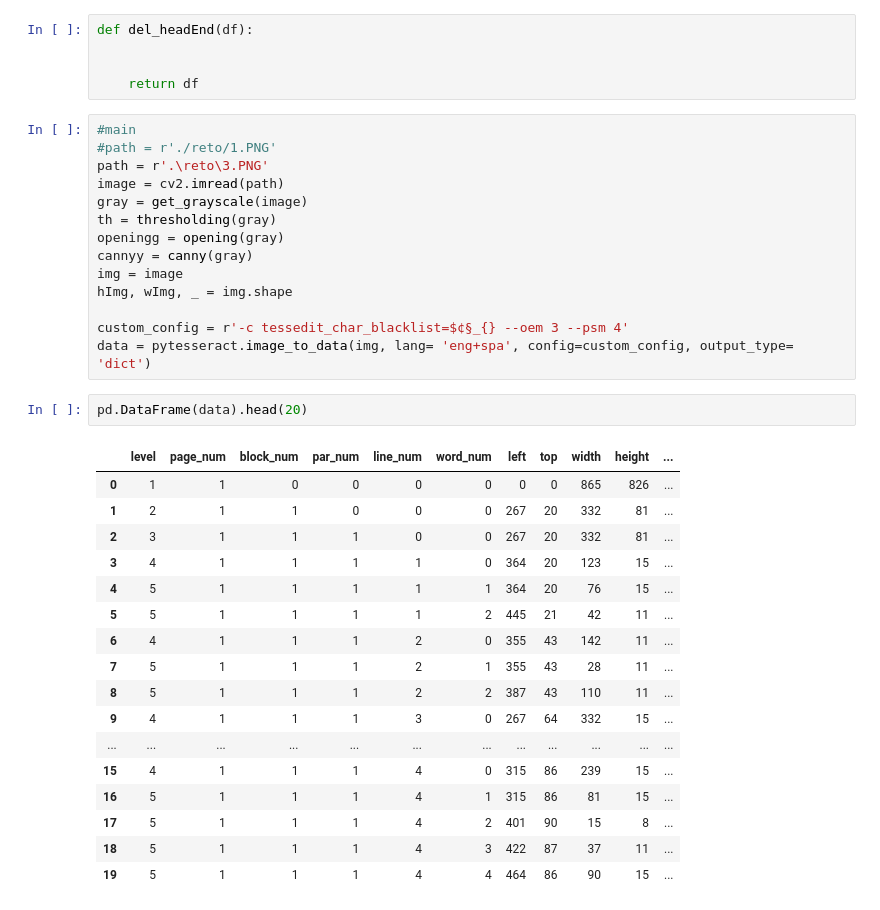
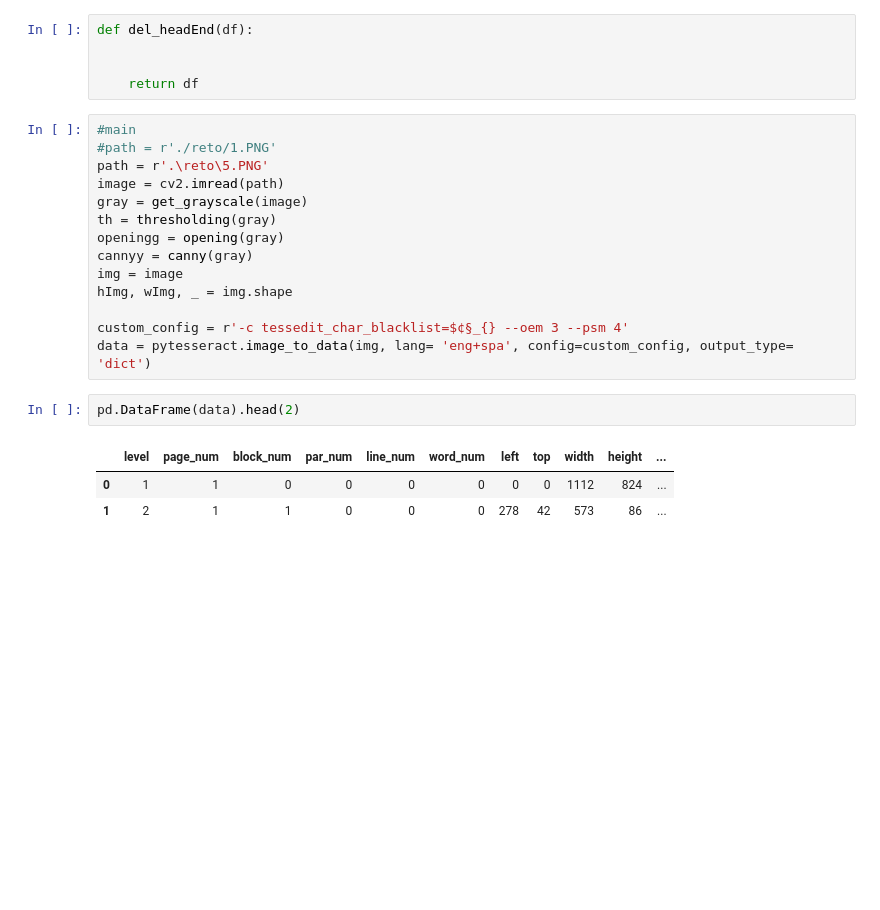
Before and after one commit to EdissonPO/desarrollo_reto, a Jupyter notebook: dataFrame.ipynb, the cells around one changed output. Drawn from its saved outputs; the diff is of its cells as text; blank space fills up the shorter version.

```diff
--- a/dataFrame.ipynb
+++ b/dataFrame.ipynb
@@ -440,7 +440,7 @@ def del_headEnd(df):
 # %%
 #main
 #path = r'./reto/1.PNG'
-path = r'.\reto\3.PNG'
+path = r'.\reto\5.PNG'
 image = cv2.imread(path)
 gray = get_grayscale(image)
 th = thresholding(gray)
@@ -452,25 +452,11 @@ hImg, wImg, _ = img.shape
 custom_config = r'-c tessedit_char_blacklist=$¢§_{} --oem 3 --psm 4'
 data = pytesseract.image_to_data(img, lang= 'eng+spa', config=custom_config, output_type= 'dict')
 # %%
-pd.DataFrame(data).head(20)
+pd.DataFrame(data).head(2)
 # %% [output]
 |  | level | page_num | block_num | par_num | line_num | word_num | left | top | width | height | ... |
-| 0 | 1 | 1 | 0 | 0 | 0 | 0 | 0 | 0 | 865 | 826 | ... |
-| 1 | 2 | 1 | 1 | 0 | 0 | 0 | 267 | 20 | 332 | 81 | ... |
-| 2 | 3 | 1 | 1 | 1 | 0 | 0 | 267 | 20 | 332 | 81 | ... |
-| 3 | 4 | 1 | 1 | 1 | 1 | 0 | 364 | 20 | 123 | 15 | ... |
-| 4 | 5 | 1 | 1 | 1 | 1 | 1 | 364 | 20 | 76 | 15 | ... |
-| 5 | 5 | 1 | 1 | 1 | 1 | 2 | 445 | 21 | 42 | 11 | ... |
-| 6 | 4 | 1 | 1 | 1 | 2 | 0 | 355 | 43 | 142 | 11 | ... |
-| 7 | 5 | 1 | 1 | 1 | 2 | 1 | 355 | 43 | 28 | 11 | ... |
-| 8 | 5 | 1 | 1 | 1 | 2 | 2 | 387 | 43 | 110 | 11 | ... |
-| 9 | 4 | 1 | 1 | 1 | 3 | 0 | 267 | 64 | 332 | 15 | ... |
-| ... | ... | ... | ... | ... | ... | ... | ... | ... | ... | ... | ... |
-| 15 | 4 | 1 | 1 | 1 | 4 | 0 | 315 | 86 | 239 | 15 | ... |
-| 16 | 5 | 1 | 1 | 1 | 4 | 1 | 315 | 86 | 81 | 15 | ... |
-| 17 | 5 | 1 | 1 | 1 | 4 | 2 | 401 | 90 | 15 | 8 | ... |
-| 18 | 5 | 1 | 1 | 1 | 4 | 3 | 422 | 87 | 37 | 11 | ... |
-| 19 | 5 | 1 | 1 | 1 | 4 | 4 | 464 | 86 | 90 | 15 | ... |
+| 0 | 1 | 1 | 0 | 0 | 0 | 0 | 0 | 0 | 1112 | 824 | ... |
+| 1 | 2 | 1 | 1 | 0 | 0 | 0 | 278 | 42 | 573 | 86 | ... |
 # %%
 indice_words = []
 for i in range(len(data['text'])):
```
Also changed, not shown: parts of 11 cells of this notebook.
